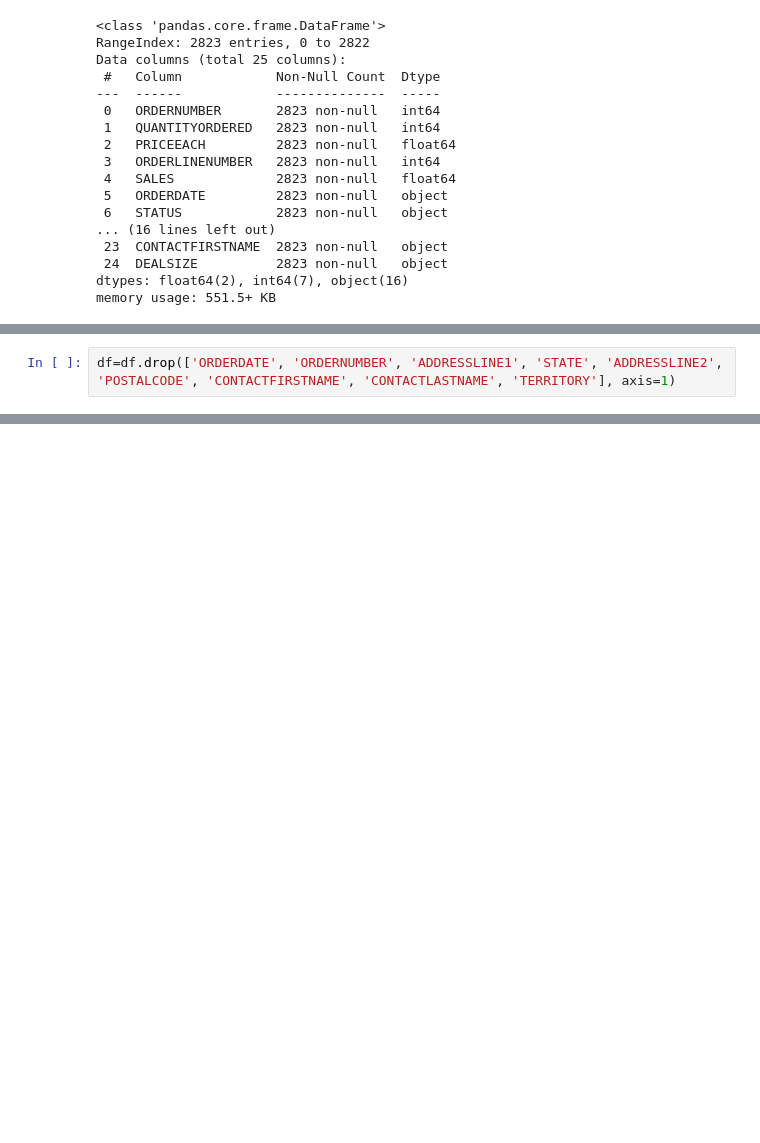
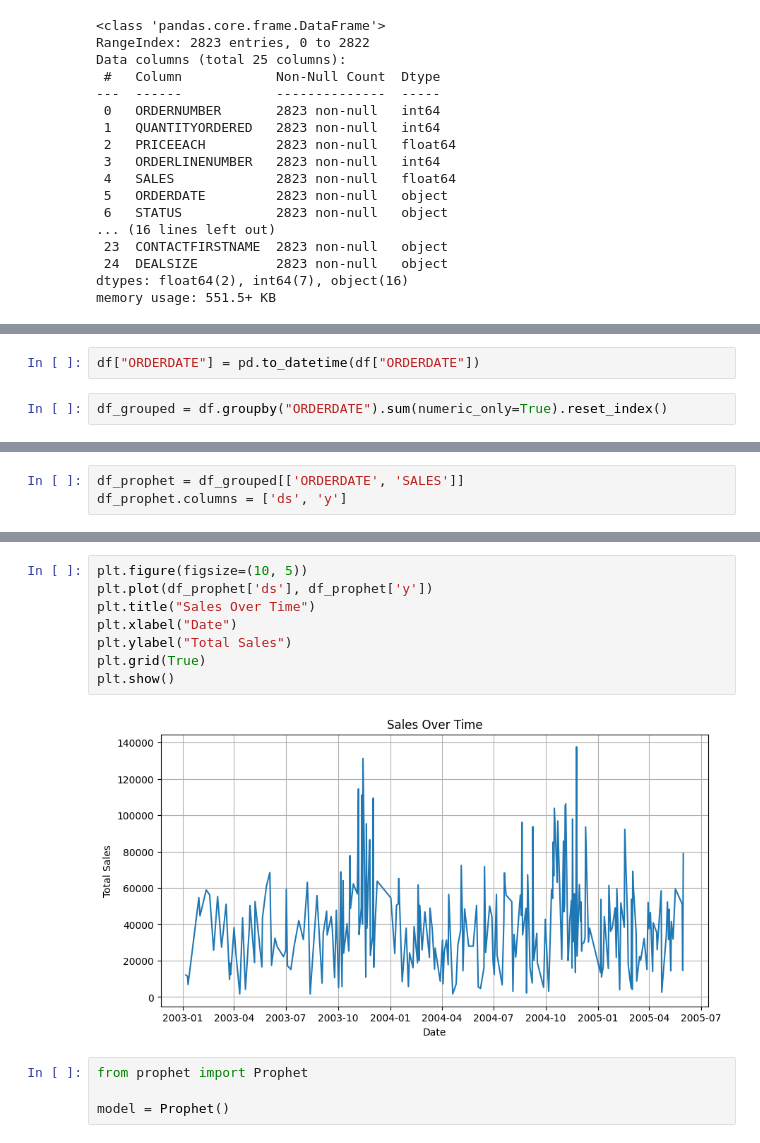
Before and after one commit to atishayj4in/Sales_Forecasting_Model_for_Retail_Business, a Jupyter notebook: SalesForecastingModel_by_AtishayJain.ipynb, the cells around one changed output, grey strips where cells are left out. Saved outputs shown, nothing was run; the diff lists cells and outputs as text; blank space fills up the shorter version.

```diff
--- a/SalesForecastingModel_by_AtishayJain.ipynb
+++ b/SalesForecastingModel_by_AtishayJain.ipynb
@@ -75,2 +58,0 @@ sns.pairplot(df)
-# %%
-df=df.drop(['ORDERDATE', 'ORDERNUMBER', 'ADDRESSLINE1', 'STATE', 'ADDRESSLINE2', 'POSTALCODE', 'CONTACTFIRSTNAME', 'CONTACTLASTNAME', 'TERRITORY'], axis=1)
@@ -119,0 +82,4 @@ x = df['STATUS'].value_counts
+# %%
+df["ORDERDATE"] = pd.to_datetime(df["ORDERDATE"])
+# %%
+df_grouped = df.groupby("ORDERDATE").sum(numeric_only=True).reset_index()
@@ -119,0 +102,3 @@ x = df['STATUS'].value_counts
+# %%
+df_prophet = df_grouped[['ORDERDATE', 'SALES']]
+df_prophet.columns = ['ds', 'y']
@@ -119,0 +121,14 @@ x = df['STATUS'].value_counts
+# %%
+plt.figure(figsize=(10, 5))
+plt.plot(df_prophet['ds'], df_prophet['y'])
+plt.title("Sales Over Time")
+plt.xlabel("Date")
+plt.ylabel("Total Sales")
+plt.grid(True)
+plt.show()
+# %% [output]
+[figure, added]
+# %%
+from prophet import Prophet
+
+model = Prophet()
```
Also changed, not shown: parts of 28 cells of this notebook.
